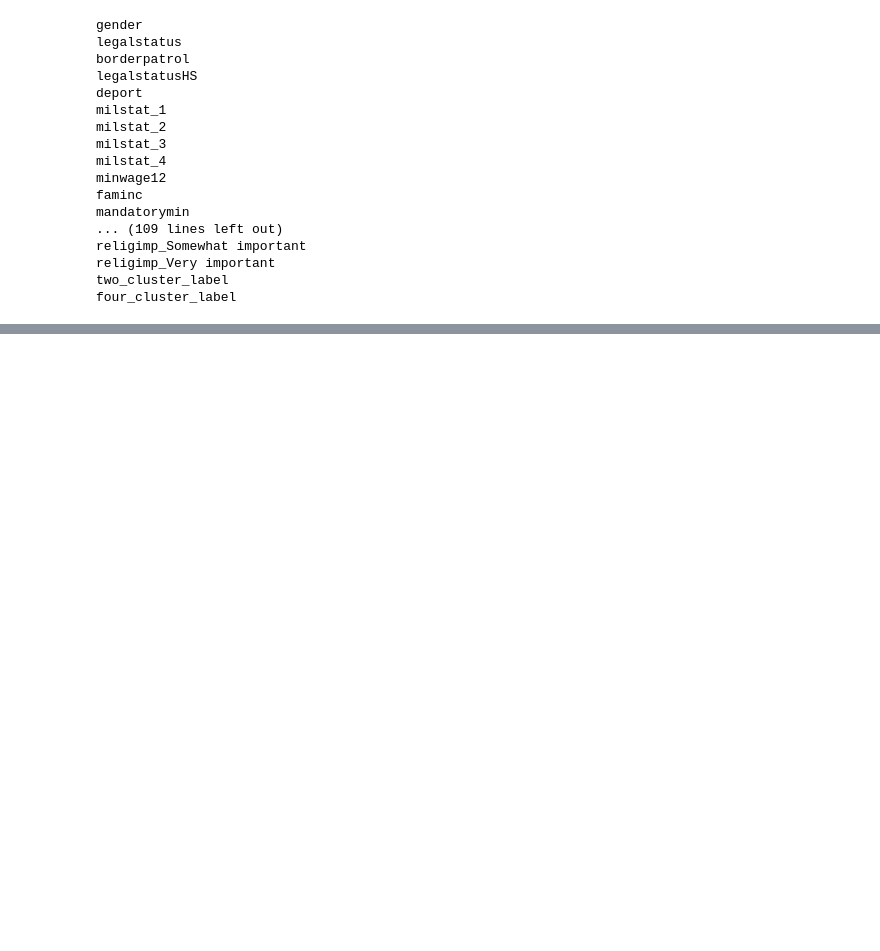
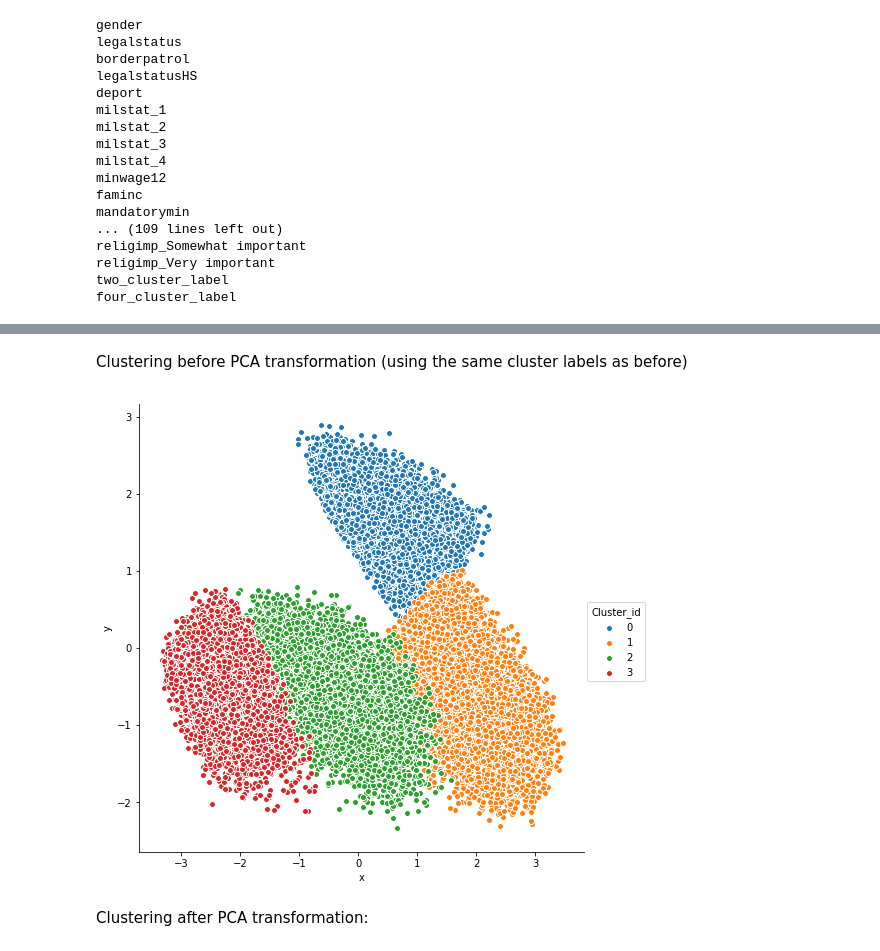
Before and after one commit to joshyou/springboard, a Jupyter notebook: Project 2/Capstone 2 clustering.ipynb, the cells around one changed output, grey strips where cells are left out. Cells and saved outputs as stored; diff of their text form; code cells hidden in the pictures; blank space fills up the shorter version.

Commit message:
updated clustering, added PCA

```diff
--- a/Project 2/Capstone 2 clustering.ipynb
+++ b/Project 2/Capstone 2 clustering.ipynb
@@ -507,0 +433,8 @@ LOL partisanship is everything apparently.
+# %%
+from sklearn.decomposition import PCA
+
+model = PCA(n_components = 2)
+model.fit(df)
+transformed = model.transform(df)
+
+PCA_four = KMeans(n_clusters = 4, random_state = 42).fit(transformed)
@@ -507,0 +451,2 @@ LOL partisanship is everything apparently.
+# %%
+df_pca = pd.DataFrame({'Cluster_id':four.labels_,'x':transformed[:,0],'y':transformed[:,1]})
@@ -507,0 +462,11 @@ LOL partisanship is everything apparently.
+# %% [markdown]
+Clustering before PCA transformation (using the same cluster labels as before)
+# %%
+import seaborn as sns
+
+_ = sns.pairplot(x_vars=["x"], y_vars=["y"], data=df_pca, hue="Cluster_id", size=7)
+plt.show()
+# %% [output]
+[figure, added]
+# %% [markdown]
+Clustering after PCA transformation:
```
Also changed, not shown: parts of 19 cells of this notebook.
